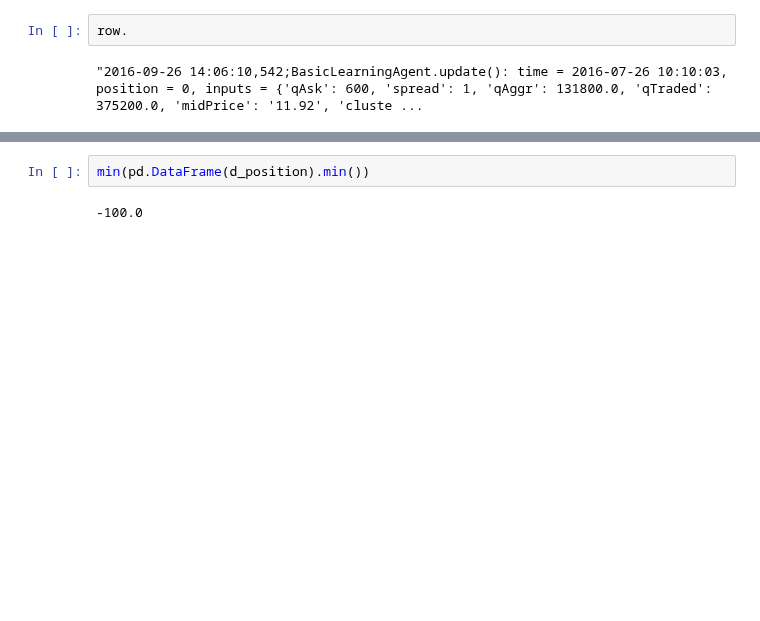
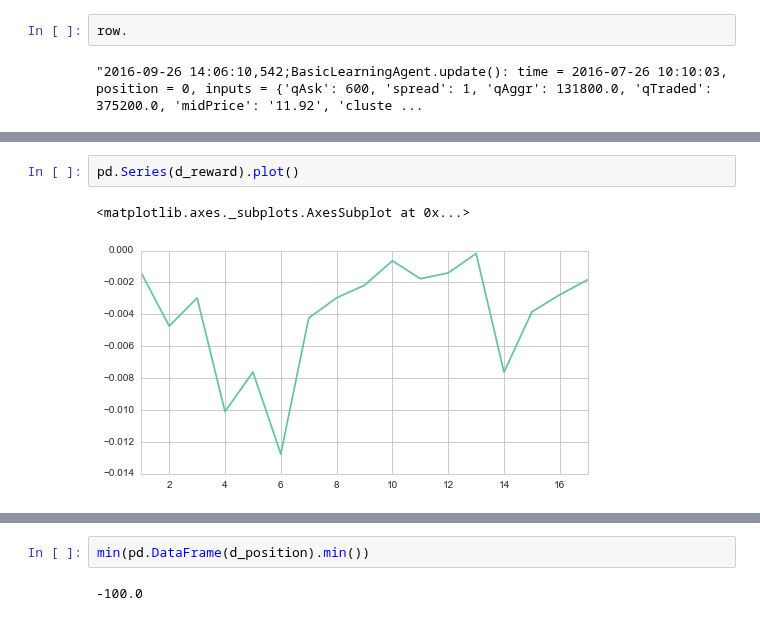
Before and after one commit to ucaiado/QLearning_Trading, a Jupyter notebook: learning_trade.ipynb, the cells around one changed output, grey strips where cells are left out. Saved outputs shown, nothing was run; the diff lists cells and outputs as text; blank space fills up the shorter version.

```diff
--- a/learning_trade.ipynb
+++ b/learning_trade.ipynb
@@ -618,0 +611,5 @@ IndexError: string index out of range
+# %%
+pd.Series(d_reward).plot()
+# %% [output]
+<matplotlib.axes._subplots.AxesSubplot at 0x...>
+[figure, added]
```
Also changed, not shown: parts of 33 cells of this notebook, 12 other files.
